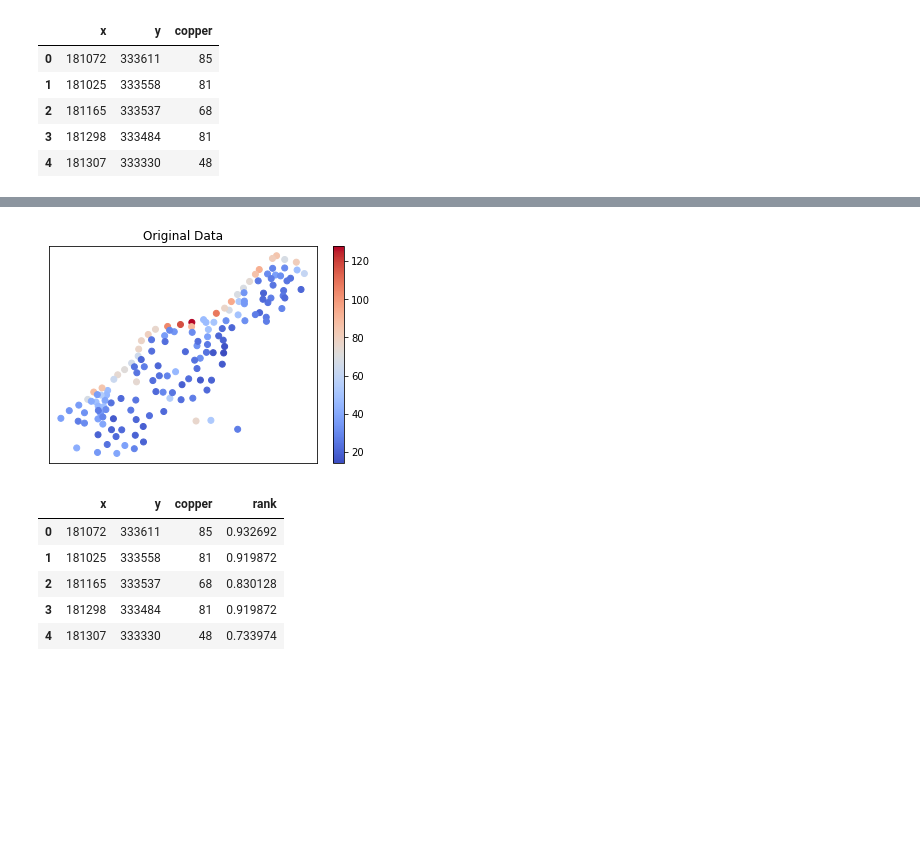
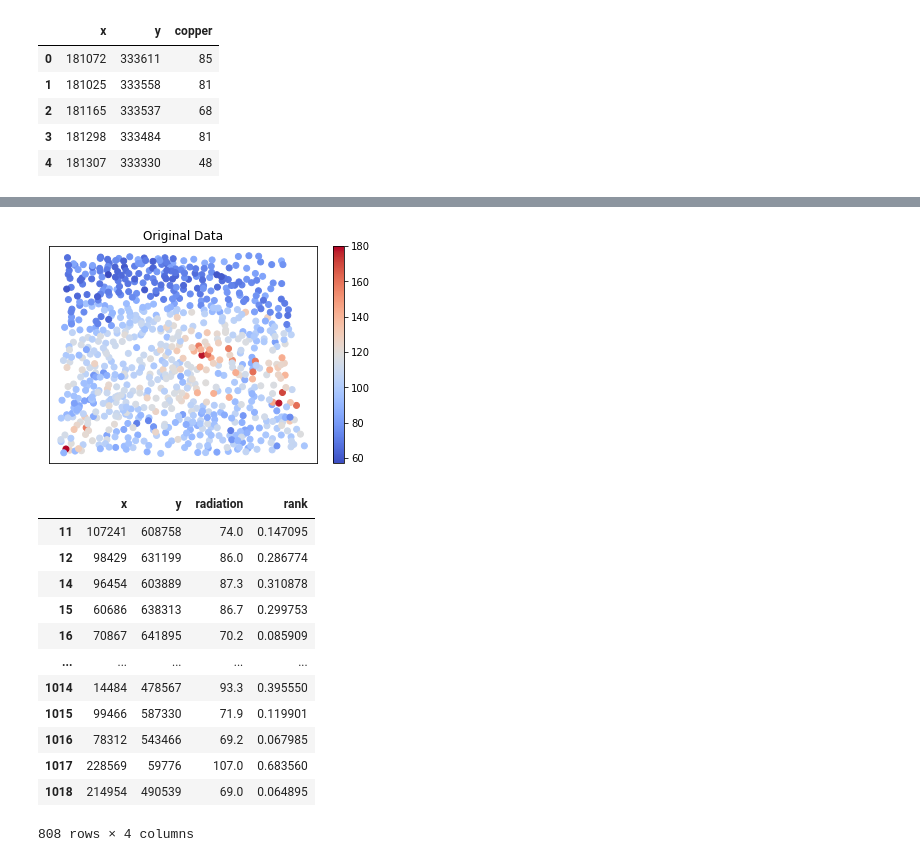
Before and after one commit to SSolarski/spatialvinecopula, a Jupyter notebook: Spatial_Vine_Copulas.ipynb, the cells around one changed output, grey strips where cells are left out. Saved outputs shown, nothing was run; the diff lists cells and outputs as text; code cells hidden in the pictures; blank space fills up the shorter version.

Commit message:
works with new datasets

```diff
--- a/Spatial_Vine_Copulas.ipynb
+++ b/Spatial_Vine_Copulas.ipynb
@@ -30,3 +29,14 @@ df.head()
 | 2 | 181165 | 333537 | 68 |
 | 3 | 181298 | 333484 | 81 |
 | 4 | 181307 | 333330 | 48 |
+# %%
+# df = pd.read_csv('sic2004data_01\sic2004_01.csv', names=['x', 'y', 'radiation'])
+# variable = 'radiation'
+
+
+df = pd.read_csv('sic2004data_01\\1st_file_true_values.csv',
+                      names=['x', 'y', 'radiation'])
+variable = 'radiation'
+
+
+df
@@ -48,21 +72,28 @@ ax.get_yaxis().set_visible(False)
 plt.colorbar()
 plt.show()
 # %% [output]
-[figure, old version]
+[figure, new version]
 # %%
 # initialize the DataSet class with df and variable
 dataset = DataSet(df, variable_of_interest=variable)
 # %%
 # add the rank column to the original dataframe
 dataset.add_rank()
-dataset.df.head()
+dataset.df
 # %% [output]
-|  | x | y | copper | rank |
-| 0 | 181072 | 333611 | 85 | 0.932692 |
-| 1 | 181025 | 333558 | 81 | 0.919872 |
-| 2 | 181165 | 333537 | 68 | 0.830128 |
-| 3 | 181298 | 333484 | 81 | 0.919872 |
-| 4 | 181307 | 333330 | 48 | 0.733974 |
+|  | x | y | radiation | rank |
+| 11 | 107241 | 608758 | 74.0 | 0.147095 |
+| 12 | 98429 | 631199 | 86.0 | 0.286774 |
+| 14 | 96454 | 603889 | 87.3 | 0.310878 |
+| 15 | 60686 | 638313 | 86.7 | 0.299753 |
+| 16 | 70867 | 641895 | 70.2 | 0.085909 |
+| ... | ... | ... | ... | ... |
+| 1014 | 14484 | 478567 | 93.3 | 0.395550 |
+| 1015 | 99466 | 587330 | 71.9 | 0.119901 |
+| 1016 | 78312 | 543466 | 69.2 | 0.067985 |
+| 1017 | 228569 | 59776 | 107.0 | 0.683560 |
+| 1018 | 214954 | 490539 | 69.0 | 0.064895 |
+808 rows × 4 columns
 # %%
 # construct the pairs for the whole dataset (without the cutoff value)
 dataset.construct_pairs()
```
Also changed, not shown: parts of 13 cells of this notebook, 18 other files.
